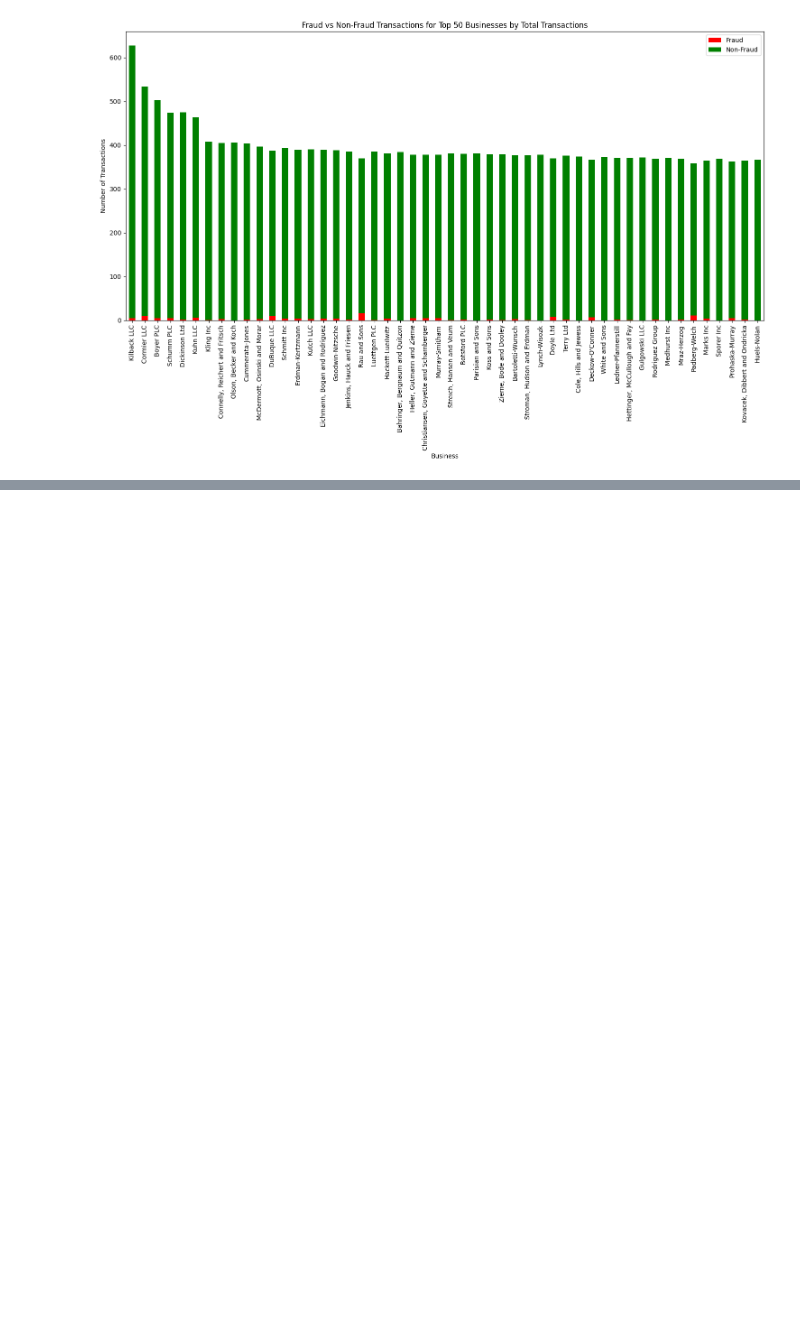
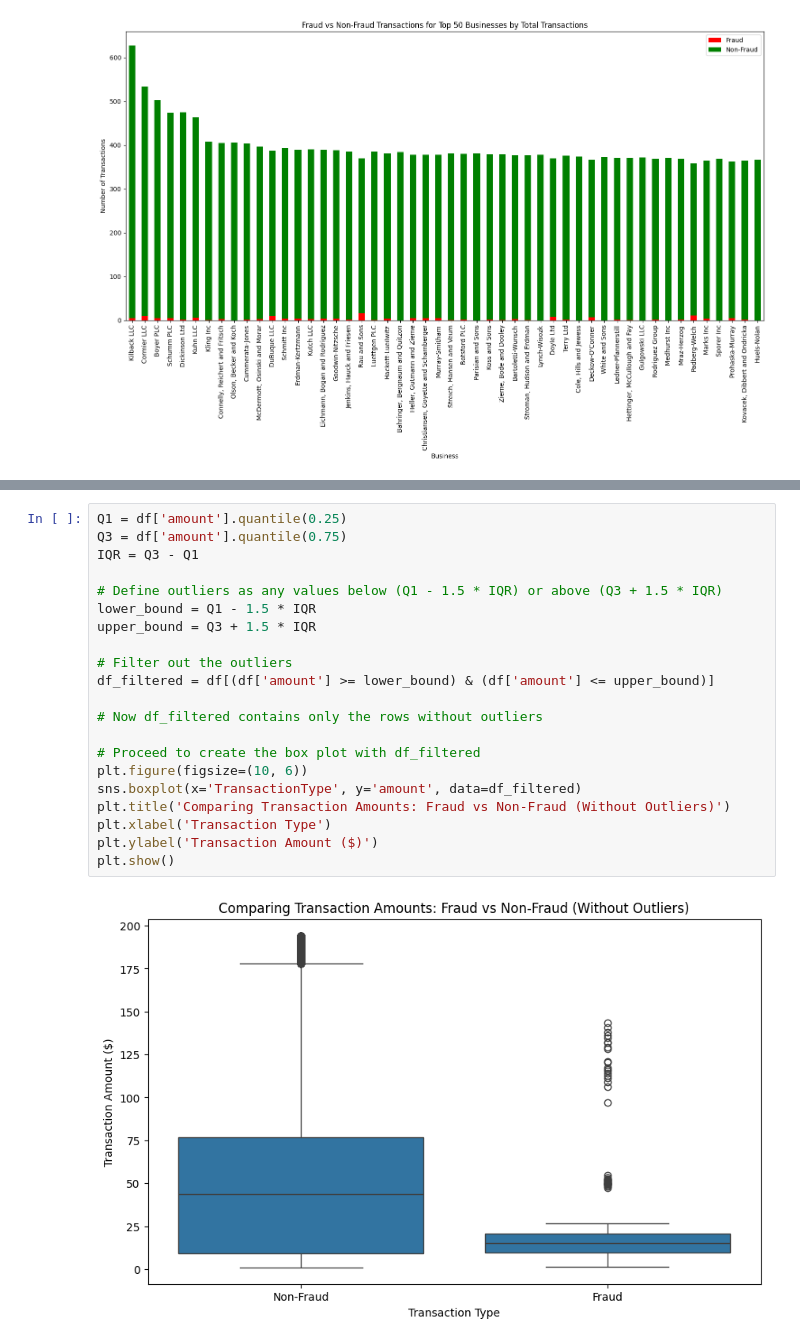
Before and after one commit to ethan-rng/dataquest, a Jupyter notebook: data_viz.ipynb, the cells around one changed output, grey strips where cells are left out. Drawn from its saved outputs; the diff is of its cells as text; blank space fills up the shorter version.

```diff
--- a/data_viz.ipynb
+++ b/data_viz.ipynb
@@ -185,0 +270,23 @@ plt.show()
+# %%
+Q1 = df['amount'].quantile(0.25)
+Q3 = df['amount'].quantile(0.75)
+IQR = Q3 - Q1
+
+# Define outliers as any values below (Q1 - 1.5 * IQR) or above (Q3 + 1.5 * IQR)
+lower_bound = Q1 - 1.5 * IQR
+upper_bound = Q3 + 1.5 * IQR
+
+# Filter out the outliers
+df_filtered = df[(df['amount'] >= lower_bound) & (df['amount'] <= upper_bound)]
+
+# Now df_filtered contains only the rows without outliers
+
+# Proceed to create the box plot with df_filtered
+plt.figure(figsize=(10, 6))
+sns.boxplot(x='TransactionType', y='amount', data=df_filtered)
+plt.title('Comparing Transaction Amounts: Fraud vs Non-Fraud (Without Outliers)')
+plt.xlabel('Transaction Type')
+plt.ylabel('Transaction Amount ($)')
+plt.show()
+# %% [output]
+[figure, added]
```
Also changed, not shown: parts of 12 cells of this notebook, 2 other files.
